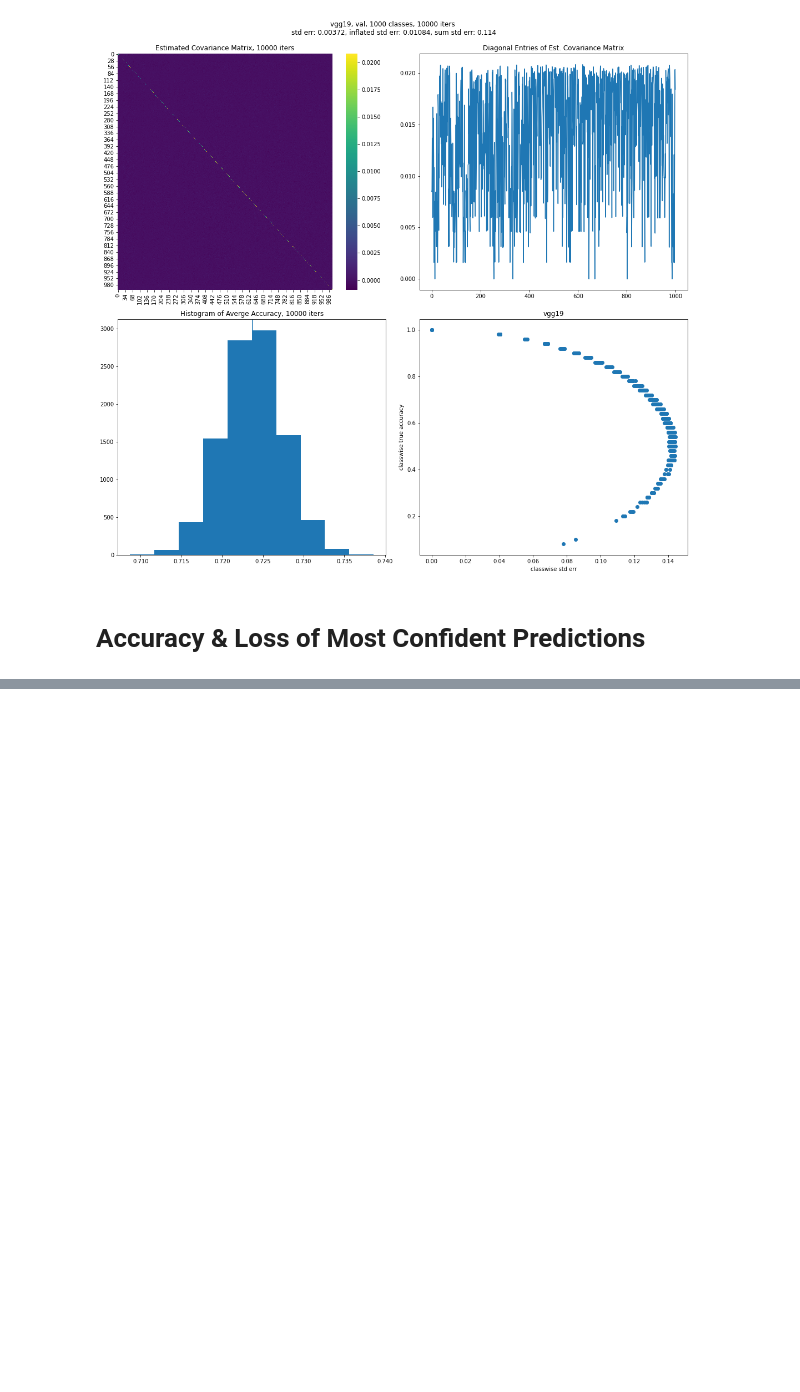
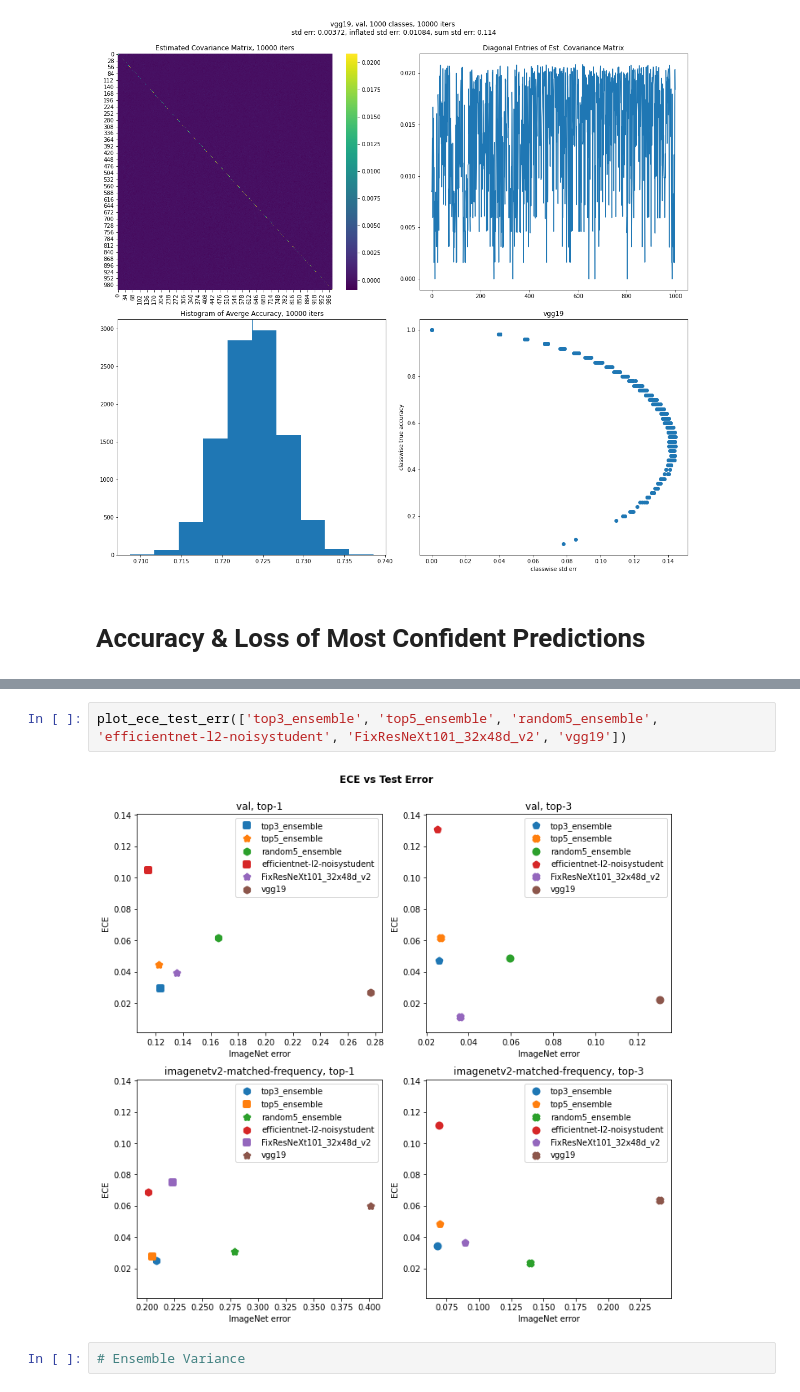
Before and after one commit to csinva/dnn-ensemble, a Jupyter notebook: analysis.ipynb, the cells around one changed output, grey strips where cells are left out. Saved outputs shown, nothing was run; the diff lists cells and outputs as text; blank space fills up the shorter version.

```diff
--- a/analysis.ipynb
+++ b/analysis.ipynb
@@ -467,0 +563,6 @@ for model in ['top5_ensemble', 'random5_ensemble', 'efficientnet-l2-noisystudent
+# %%
+plot_ece_test_err(['top3_ensemble', 'top5_ensemble', 'random5_ensemble', 'efficientnet-l2-noisystudent', 'FixResNeXt101_32x48d_v2', 'vgg19'])
+# %% [output]
+[figure, added]
+# %%
+# Ensemble Variance
```
Also changed, not shown: parts of 11 cells of this notebook, 12 other files.
